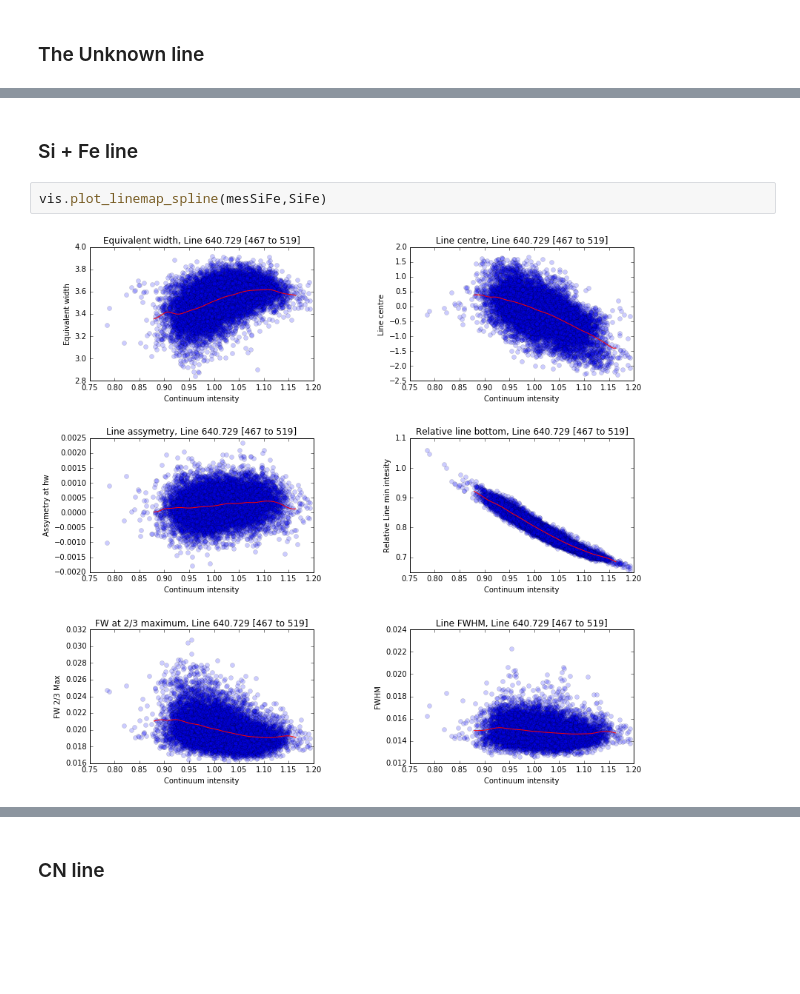
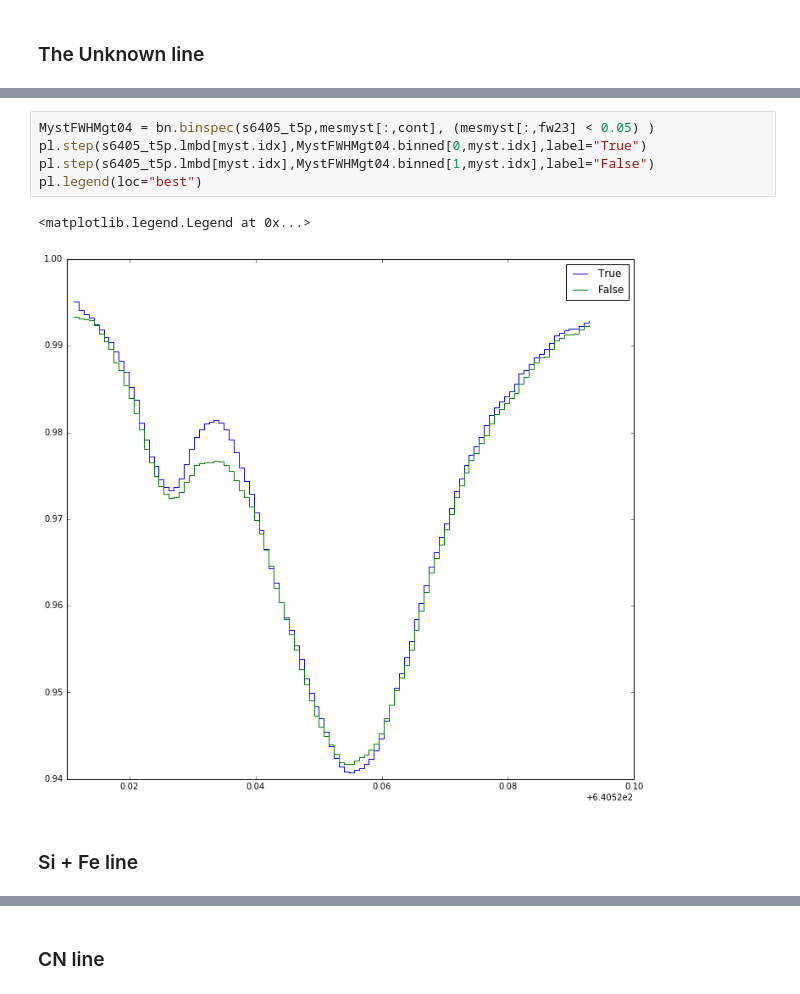
Before and after one commit to Tobychev/Danspectra, a Jupyter notebook: 6405_region-Splines.ipynb, the cells around one changed output, grey strips where cells are left out. Drawn from its saved outputs; the diff is of its cells as text; blank space fills up the shorter version.

```diff
--- a/6405_region-Splines.ipynb
+++ b/6405_region-Splines.ipynb
@@ -120,6 +125,10 @@ vis.plot_linemap_spline(mesmyst,myst)#,binned=(mesBinnMyst,binned.cont.reshape(-
+# %%
+MystFWHMgt04 = bn.binspec(s6405_t5p,mesmyst[:,cont], (mesmyst[:,fw23] < 0.05) )
+pl.step(s6405_t5p.lmbd[myst.idx],MystFWHMgt04.binned[0,myst.idx],label="True")
+pl.step(s6405_t5p.lmbd[myst.idx],MystFWHMgt04.binned[1,myst.idx],label="False")
+pl.legend(loc="best")
+# %% [output]
+<matplotlib.legend.Legend at 0x...>
+[figure, added]
 # %% [markdown]
 ### Si + Fe line
-# %%
-vis.plot_linemap_spline(mesSiFe,SiFe)
-# %% [output]
-[figure, removed]
```
Also changed, not shown: parts of 22 cells of this notebook.
